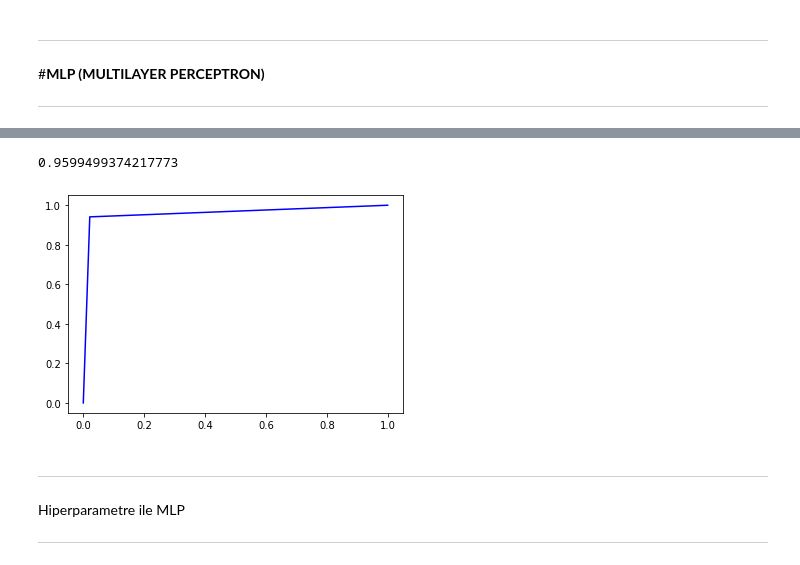
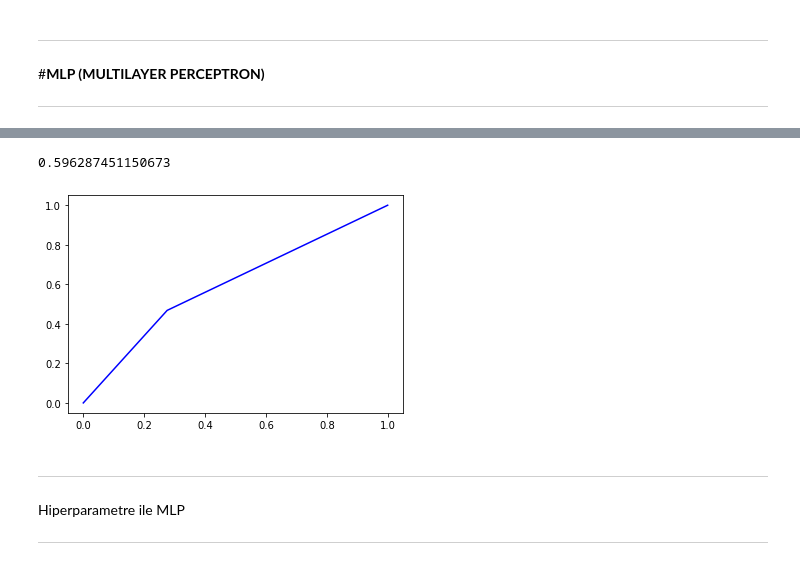
Before and after one commit to BoranOner/Predicting-Diabetes, a Jupyter notebook: SatırEksikDengesiz.ipynb, the cells around one changed output, grey strips where cells are left out. Saved outputs shown, nothing was run; the diff lists cells and outputs as text; code cells hidden in the pictures.

```diff
--- a/SatırEksikDengesiz.ipynb
+++ b/SatırEksikDengesiz.ipynb
@@ -971,6 +953,0 @@ MLPClassifier(max_iter=3000)
-# %%
-print("MLP Training Accuracy : " , format(mlp.score(X_train_mlp , y_train_mlp)))
-print("\nMLP Test Accuracy     : " , format(mlp.score(X_test_mlp , y_test_mlp)))
-pred_mlp= mlp.predict(X_test_mlp)
-
-print(classification_report(y_test_mlp, pred_mlp))
@@ -996,11 +996,11 @@ Confusion Matrix-MLP:
 # %%
-fpr , tpr , thresolds = metrics.roc_curve(y_test_mlp,pred_mlp)
+fpr , tpr , thresolds = metrics.roc_curve(y_test,pred_mlp)
 roc_auc = metrics.auc(fpr , tpr)
 plt.plot(fpr , tpr ,'b' ,label = 'AUC =0.2f' %roc_auc)
 roc_auc
 # %% [output]
-0.9599499374217773
+0.596287451150673
-[figure, old version]
+[figure, new version]
 # %% [markdown]
 
 
```
Also changed, not shown: parts of 45 cells of this notebook.
